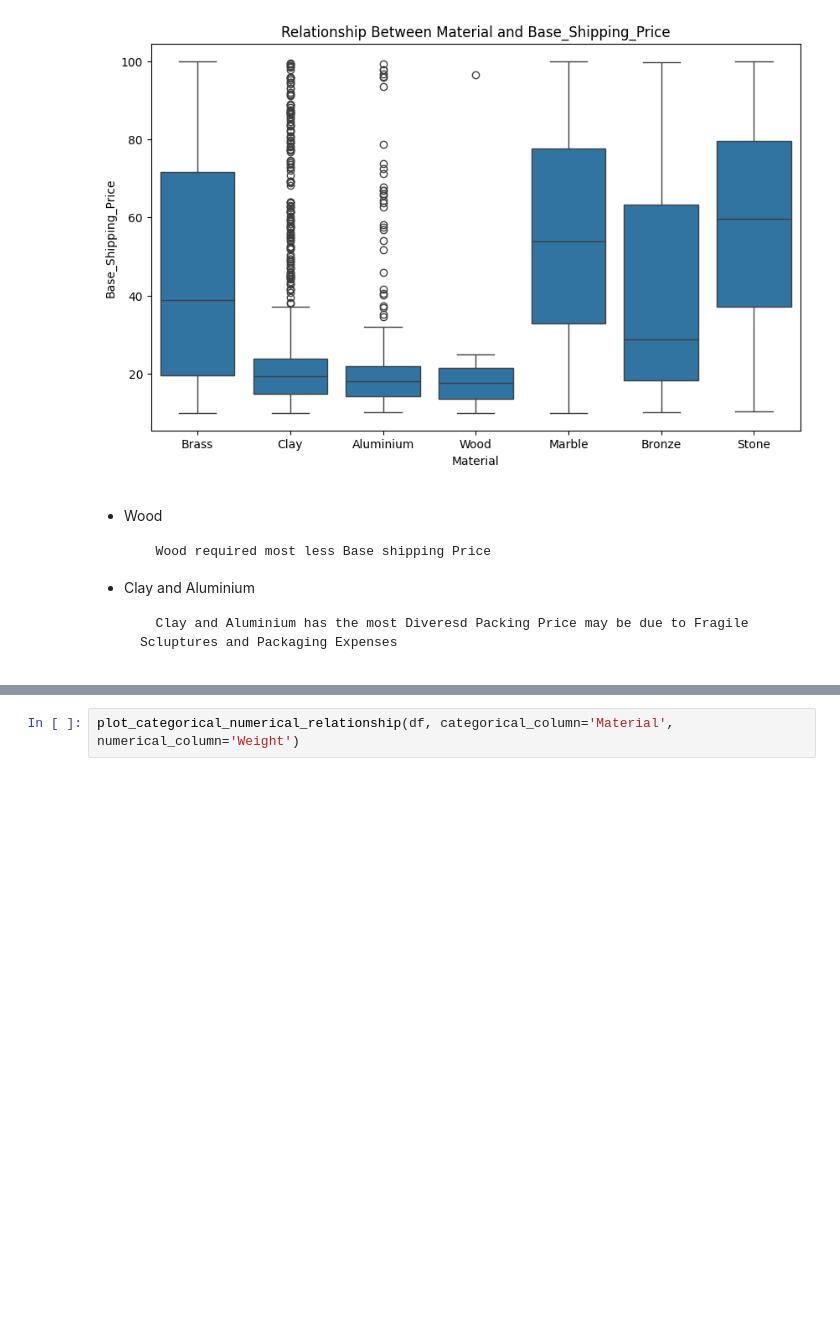
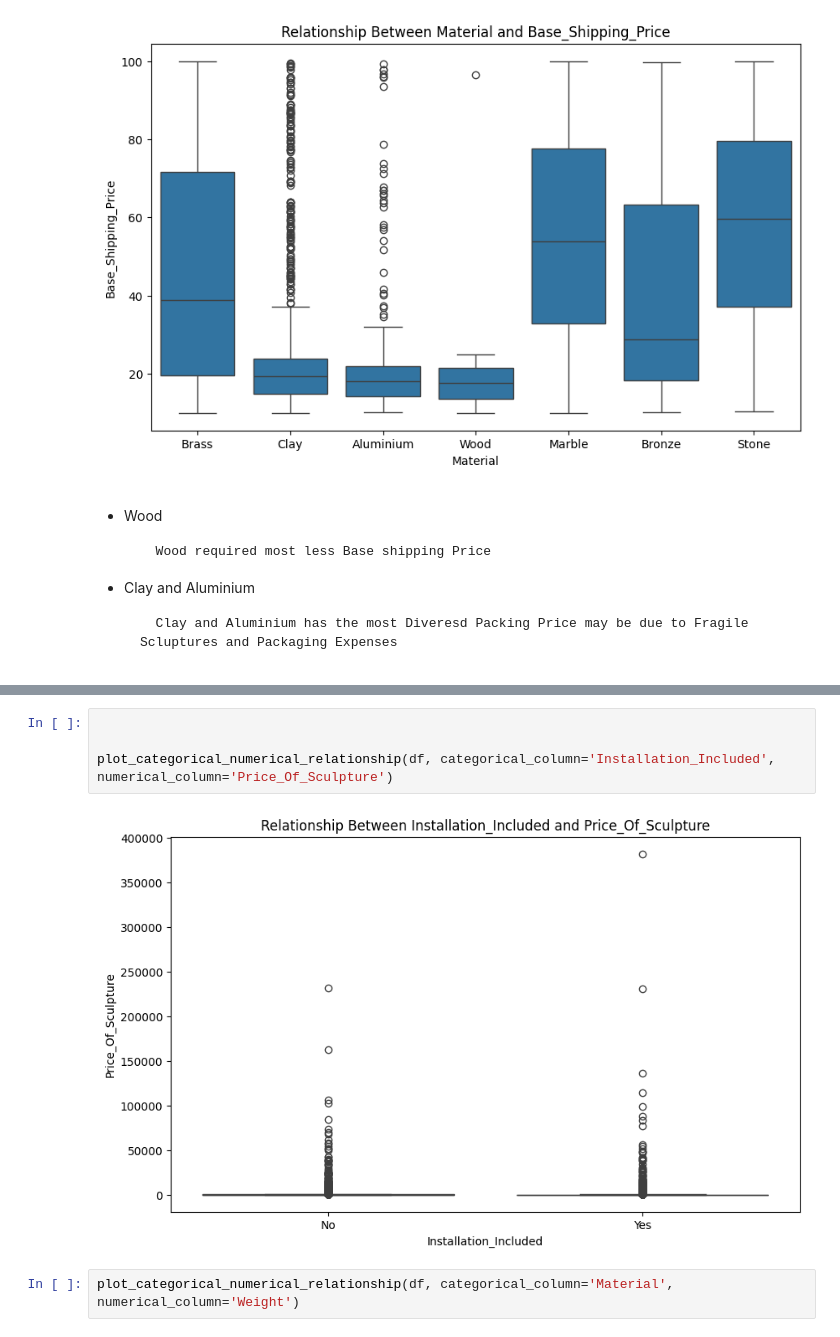
Before and after one commit to Hitesh-Nimbalkar/ML_Project, a Jupyter notebook: Notebook/EDA_new.ipynb, the cells around one changed output, grey strips where cells are left out. Saved outputs shown, nothing was run; the diff lists cells and outputs as text; blank space fills up the shorter version.

```diff
--- a/Notebook/EDA_new.ipynb
+++ b/Notebook/EDA_new.ipynb
@@ -608,3 +617,9 @@ plot_categorical_numerical_relationship(df, categorical_column='Material', numer
+# %%
+
+
+plot_categorical_numerical_relationship(df, categorical_column='Installation_Included', numerical_column='Price_Of_Sculpture')
+# %% [output]
+[figure, added]
 # %%
 plot_categorical_numerical_relationship(df, categorical_column='Material', numerical_column='Weight')
 # %% [output]
```
Also changed, not shown: parts of 1 cell of this notebook.
